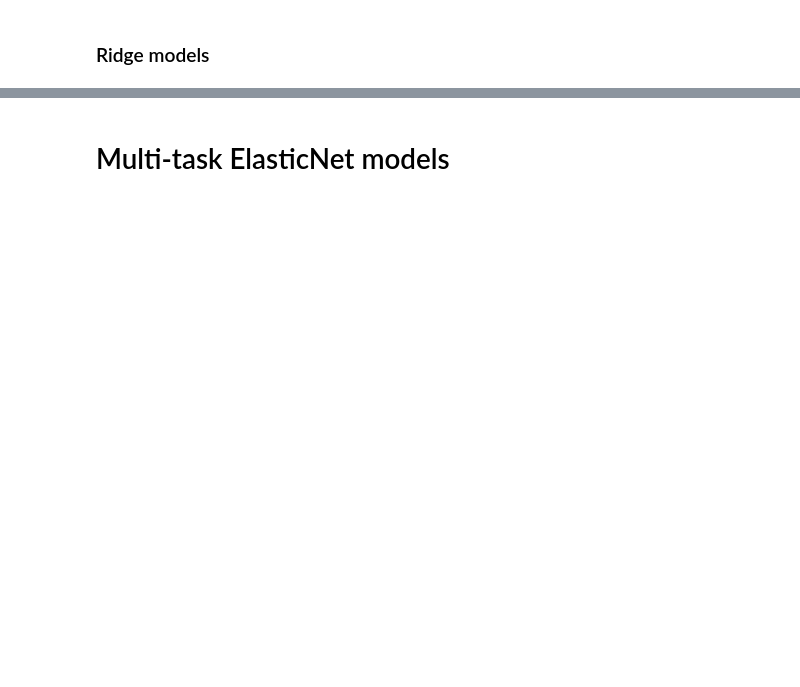
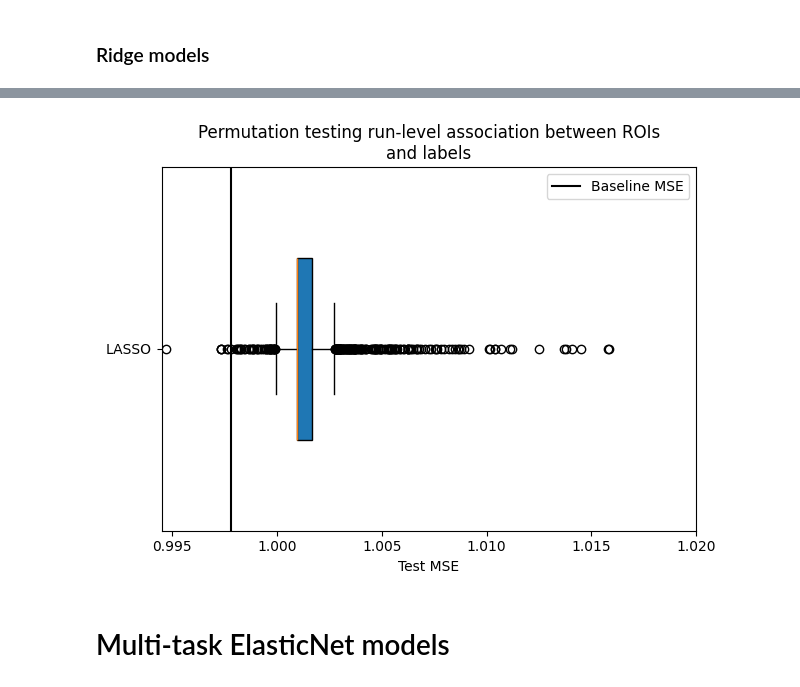
Before and after one commit to Embra-Schuilenburg/machine-learning-mechanism-of-multisensory-learning, a Jupyter notebook: nb2_model_creation.ipynb, the cells around one changed output, grey strips where cells are left out. Saved outputs shown, nothing was run; the diff lists cells and outputs as text; code cells hidden in the pictures; blank space fills up the shorter version.

```diff
--- a/nb2_model_creation.ipynb
+++ b/nb2_model_creation.ipynb
@@ -154,7 +155,7 @@ def split_records_by_subject(records, train_frac=0.70, val_frac=0.15, test_frac=
     test_records = [r for r in records if r['subject_id'] in test_subjects]
 
     if return_subjects:
-        return train_records, val_records, test_records, train_subjects, val_subjects, test_subjects
+        return train_records, val_records, test_records, np.array(train_subjects), np.array(val_subjects), np.array(test_subjects)
     else:
         return train_records, val_records, test_records
 
@@ -1188,2 +1465,28 @@ Test R^2: -0.015974044799804688
+# %%
+q10 = np.quantile(permutation_test_results_lasso['permuted_mses'], 0.10)
+q05 = np.quantile(permutation_test_results_lasso['permuted_mses'], 0.05)
+q01 = np.quantile(permutation_test_results_lasso['permuted_mses'], 0.01)
+
+plt.figure()
+
+plt.boxplot(
+    permutation_test_results_lasso['permuted_mses'],
+    vert=False,
+    widths=0.5,
+    patch_artist=True
+)
+
+plt.axvline(
+    permutation_test_results_lasso['baseline_mse'], color='black', label='Baseline MSE')
+
+plt.xlim([0.9945, 1.02])
+plt.yticks([1], ['LASSO'])
+plt.xlabel('Test MSE')
+plt.title('Permutation testing run-level association between ROIs\nand labels')
+plt.legend()
+plt.tight_layout()
+plt.show()
+# %% [output]
+[figure, added]
 # %% [markdown]
 # Multi-task ElasticNet models
```
Also changed, not shown: parts of 20 cells of this notebook, 3 other files.
